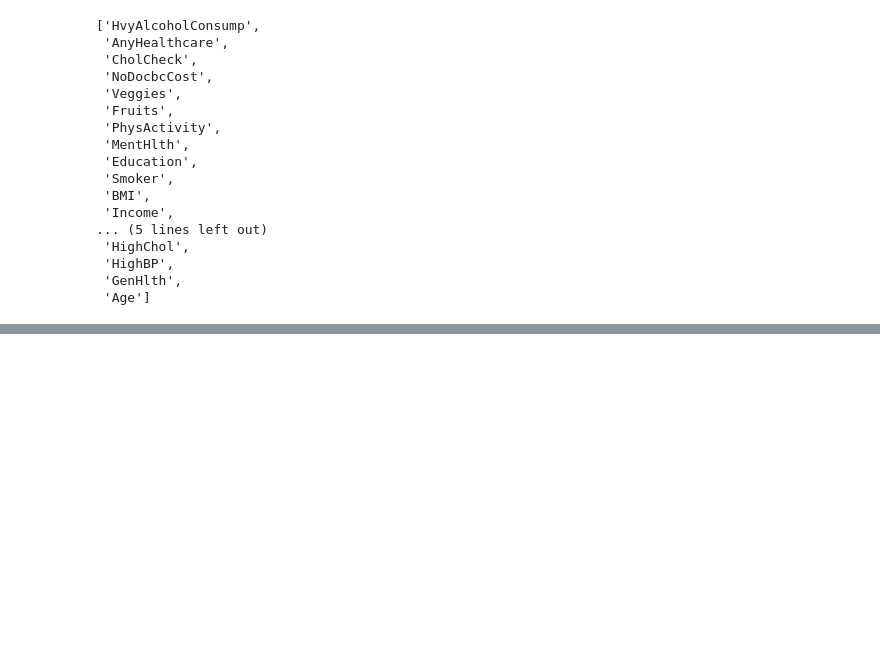
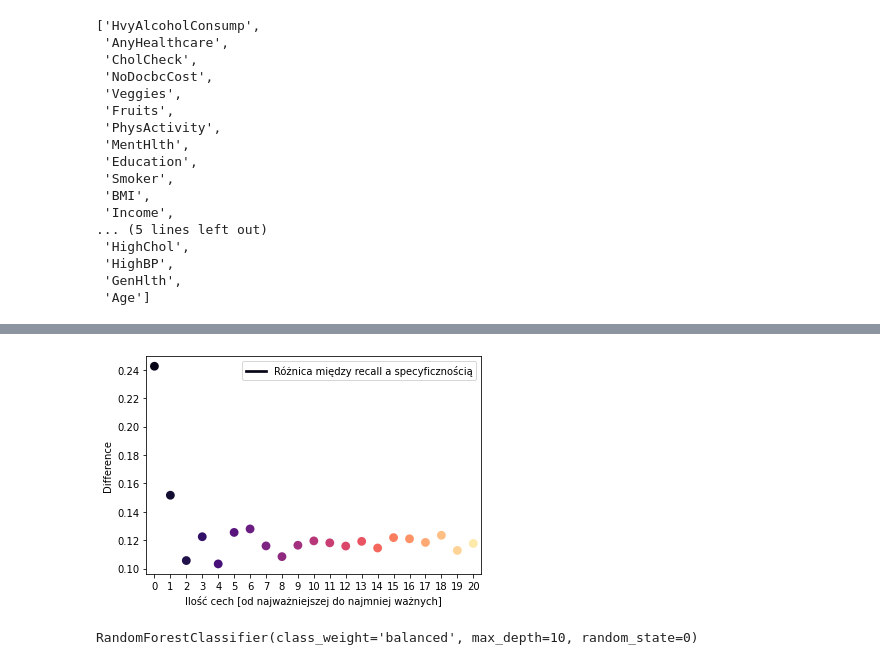
Before and after one commit to Rebek2/heart_machine_learning, a Jupyter notebook: Feature_selection/ForestClassifier_undersampler_fetaruresel.ipynb, the cells around one changed output, grey strips where cells are left out. Drawn from its saved outputs; the diff is of its cells as text; code cells hidden in the pictures; blank space fills up the shorter version.

```diff
--- a/Feature_selection/ForestClassifier_undersampler_fetaruresel.ipynb
+++ b/Feature_selection/ForestClassifier_undersampler_fetaruresel.ipynb
@@ -144,0 +174,14 @@ plt.savefig('../Plots/Tree_Feature_recall.png')
+# %%
+diff = []
+for i in range(len(recall)):
+    difference = recall[i] - specifit[i]
+    diff.append(difference)
+# %%
+
+sns.pointplot(x = osX,y=diff,palette='magma')
+plt.legend(['Różnica między recall a specyficznością'])
+plt.ylabel('Difference')
+plt.xlabel('Ilość cech [od najważniejszej do najmniej ważnych]')
+plt.savefig('../Plots/Tree_Feature_recall_spec_difference.png')
+# %% [output]
+[figure, added]
@@ -144,0 +192,5 @@ plt.savefig('../Plots/Tree_Feature_recall.png')
+# %%
+Tree_classifier = RandomForestClassifier(max_depth = 10,class_weight='balanced',random_state=0,)
+Tree_classifier.fit(x_train,y_train)
+# %% [output]
+RandomForestClassifier(class_weight='balanced', max_depth=10, random_state=0)
```
Also changed, not shown: parts of 12 cells of this notebook, 10 other files.
